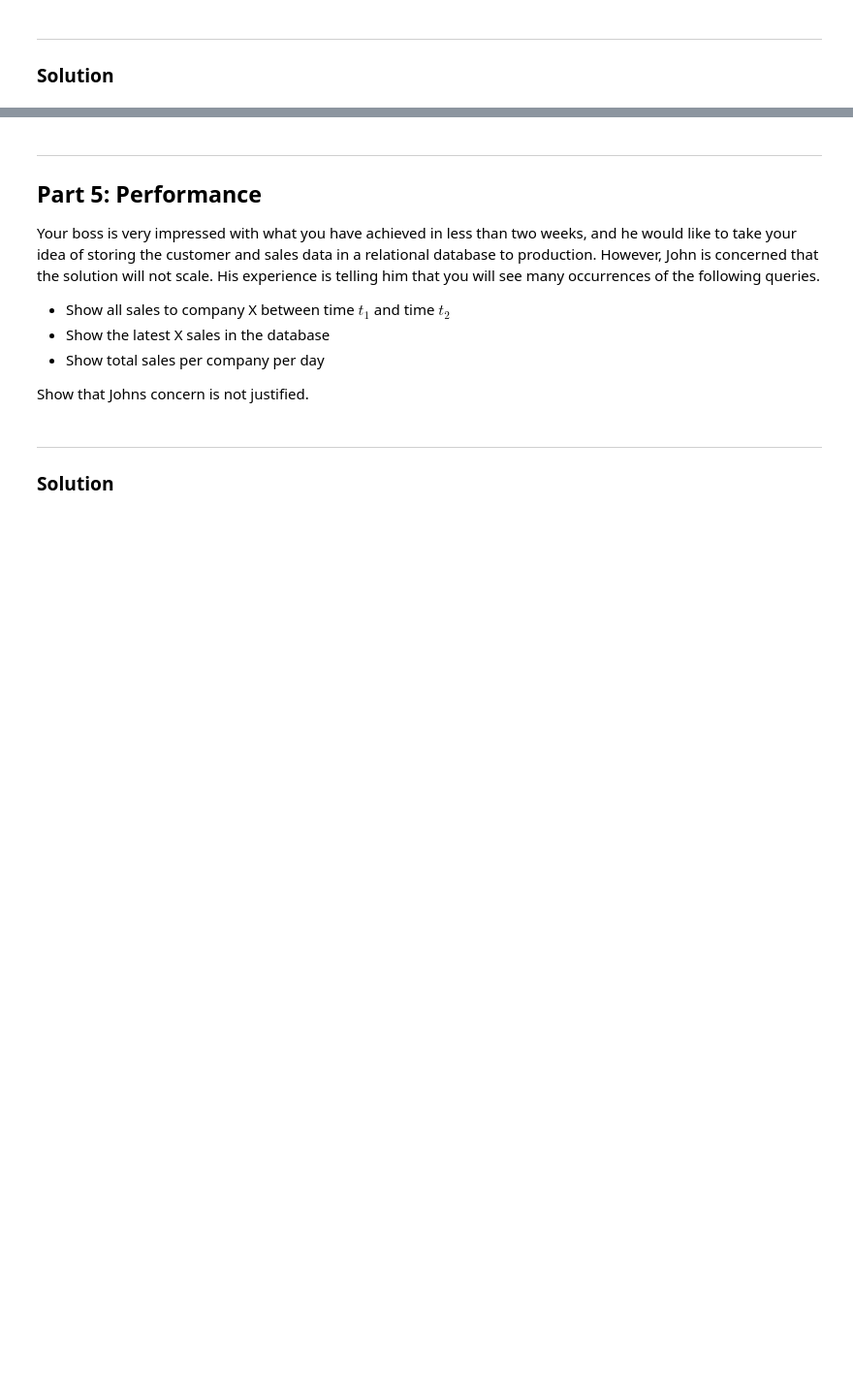
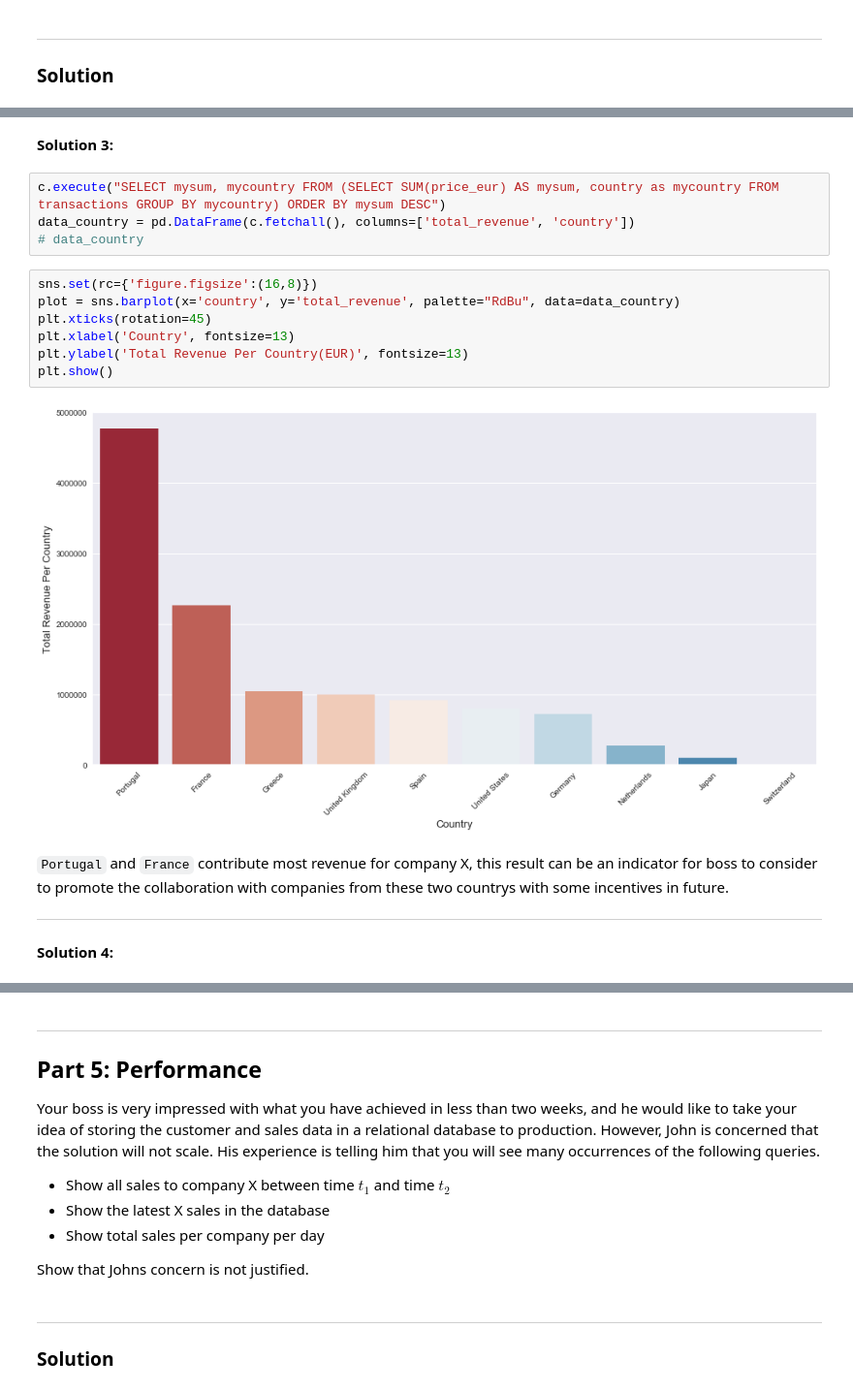
Before and after one commit to losdwind/cptools_projects, a Jupyter notebook: Project-1-Customer-Database.ipynb, the cells around one changed output, grey strips where cells are left out. Shown: that part at 97% size. Cells and saved outputs as stored; diff of their text form; blank space fills up the shorter version.

```diff
--- a/Project-1-Customer-Database.ipynb
+++ b/Project-1-Customer-Database.ipynb
@@ -1219,0 +1272,21 @@ print(data)
+# %% [markdown]
+**Solution 3:**
+# %%
+c.execute("SELECT mysum, mycountry FROM (SELECT SUM(price_eur) AS mysum, country as mycountry FROM transactions GROUP BY mycountry) ORDER BY mysum DESC")
+data_country = pd.DataFrame(c.fetchall(), columns=['total_revenue', 'country'])
+# data_country
+# %%
+sns.set(rc={'figure.figsize':(16,8)})
+plot = sns.barplot(x='country', y='total_revenue', palette="RdBu", data=data_country)
+plt.xticks(rotation=45)
+plt.xlabel('Country', fontsize=13)
+plt.ylabel('Total Revenue Per Country(EUR)', fontsize=13)
+plt.show()
+# %% [output]
+[figure, added]
+# %% [markdown]
+`Portugal` and `France` contribute most revenue for company X, this result can be an indicator for boss to consider to promote the collaboration with companies from these two countrys with some incentives in future.
+
+---
+# %% [markdown]
+**Solution 4:**
```
Also changed, not shown: parts of 69 cells of this notebook.
